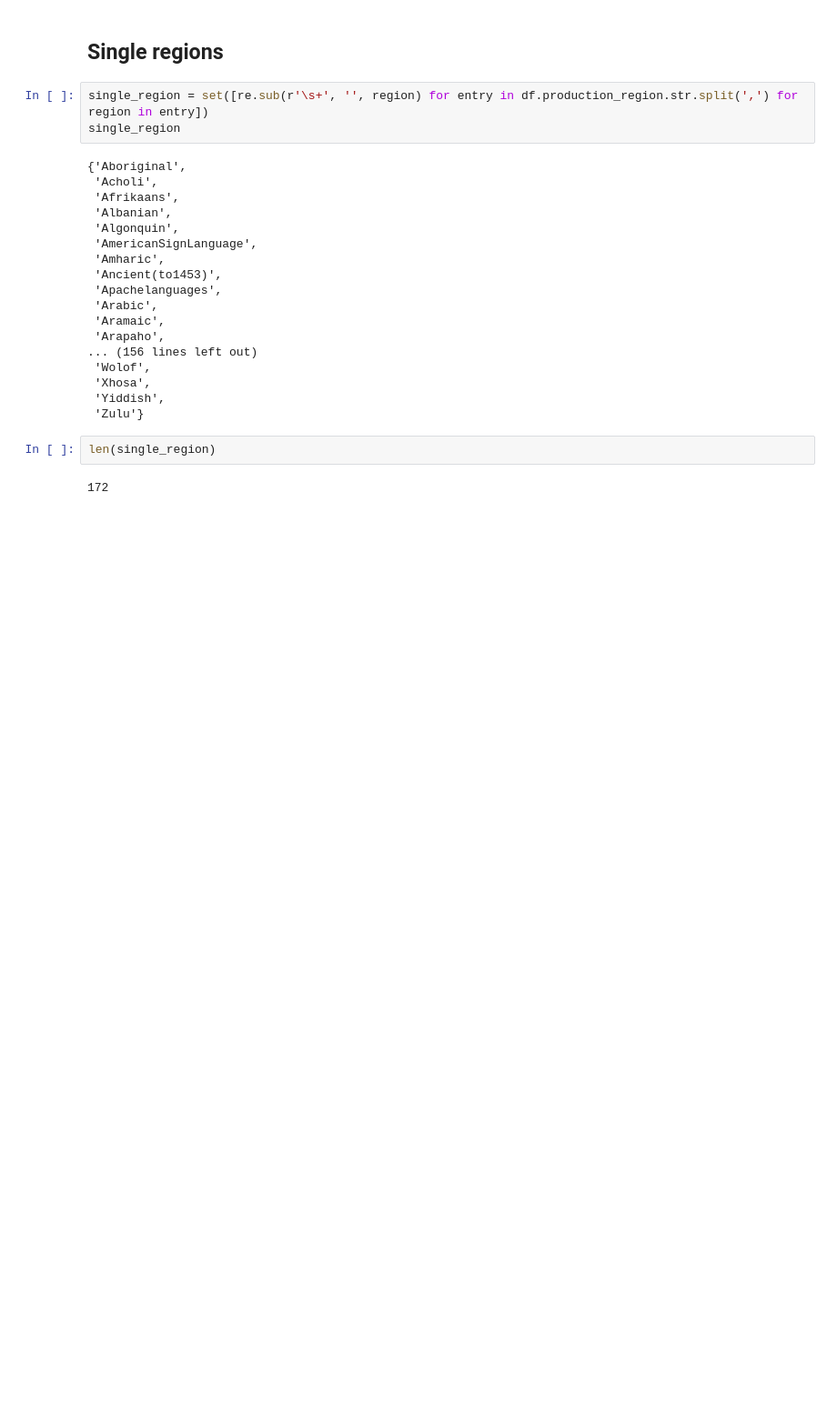
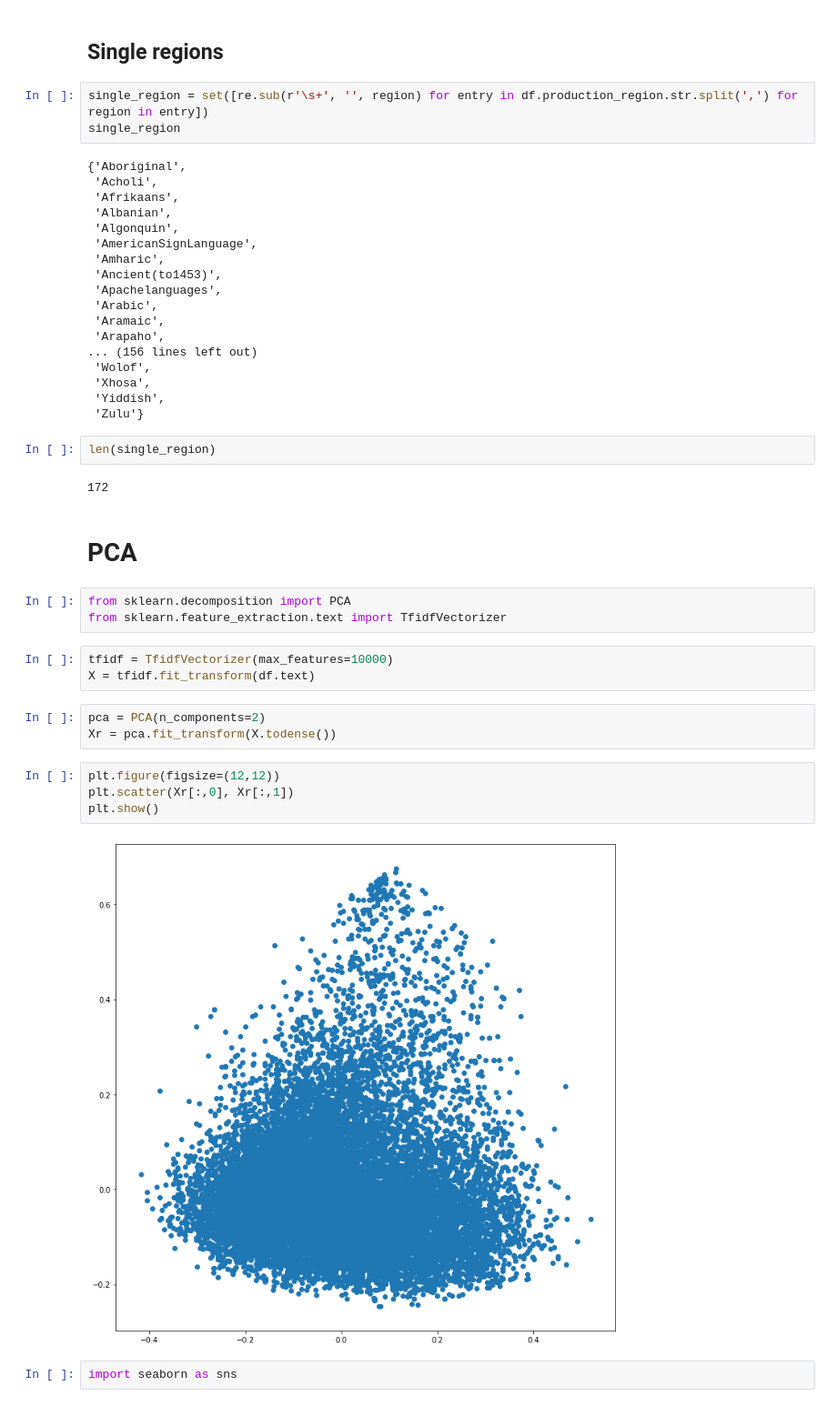
Before and after one commit to LennartKeller/SubtitleClustering, a Jupyter notebook: data_exploration/DataExploration.ipynb, the cells around one changed output. Shown at 91% size. Cells and saved outputs as stored; diff of their text form; blank space fills up the shorter version.

```diff
--- a/data_exploration/DataExploration.ipynb
+++ b/data_exploration/DataExploration.ipynb
@@ -162,3 +187,22 @@ single_region
 len(single_region)
 # %% [output]
 172
+# %% [markdown]
+# PCA
+# %%
+from sklearn.decomposition import PCA
+from sklearn.feature_extraction.text import TfidfVectorizer
+# %%
+tfidf = TfidfVectorizer(max_features=10000)
+X = tfidf.fit_transform(df.text)
+# %%
+pca = PCA(n_components=2)
+Xr = pca.fit_transform(X.todense())
+# %%
+plt.figure(figsize=(12,12))
+plt.scatter(Xr[:,0], Xr[:,1])
+plt.show()
+# %% [output]
+[figure, added]
+# %%
+import seaborn as sns
```
Also changed, not shown: parts of 2 cells of this notebook.
